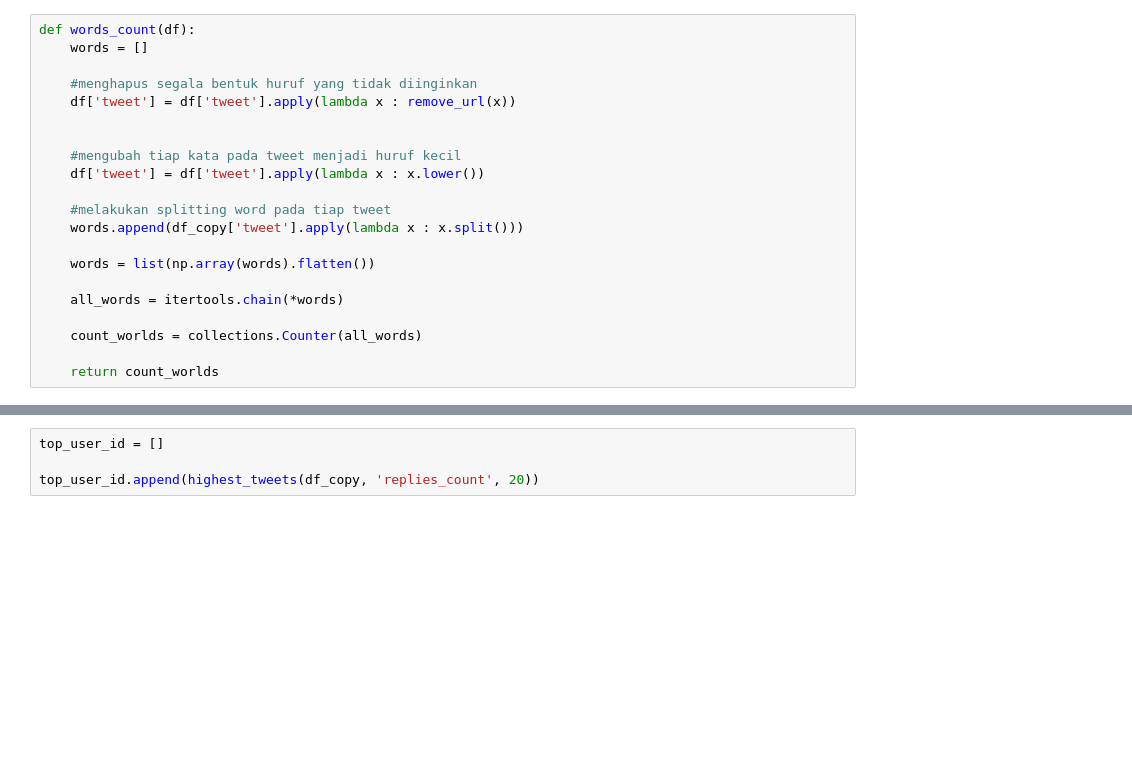
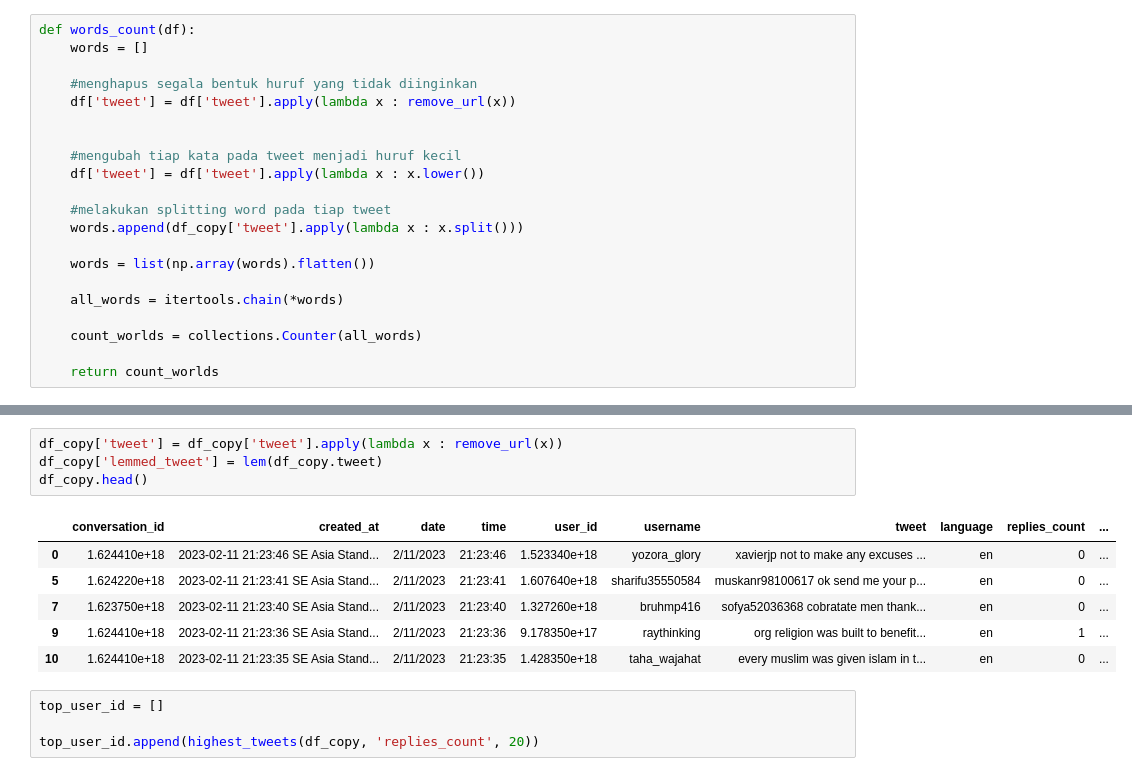
Before and after one commit to rarmnsyah/DATASCIENCE, a Jupyter notebook: analysis-twit-sentiment-project/main.ipynb, the cells around one changed output, grey strips where cells are left out. Saved outputs shown, nothing was run; the diff lists cells and outputs as text; blank space fills up the shorter version.

```diff
--- a/analysis-twit-sentiment-project/main.ipynb
+++ b/analysis-twit-sentiment-project/main.ipynb
@@ -209,3 +231,14 @@ def words_count(df):
+# %%
+df_copy['tweet'] = df_copy['tweet'].apply(lambda x : remove_url(x))
+df_copy['lemmed_tweet'] = lem(df_copy.tweet)
+df_copy.head()
+# %% [output]
+|  | conversation_id | created_at | date | time | user_id | username | tweet | language | replies_count | ... |
+| 0 | 1.624410e+18 | 2023-02-11 21:23:46 SE Asia Stand... | 2/11/2023 | 21:23:46 | 1.523340e+18 | yozora_glory | xavierjp not to make any excuses ... | en | 0 | ... |
+| 5 | 1.624220e+18 | 2023-02-11 21:23:41 SE Asia Stand... | 2/11/2023 | 21:23:41 | 1.607640e+18 | sharifu35550584 | muskanr98100617 ok send me your p... | en | 0 | ... |
+| 7 | 1.623750e+18 | 2023-02-11 21:23:40 SE Asia Stand... | 2/11/2023 | 21:23:40 | 1.327260e+18 | bruhmp416 | sofya52036368 cobratate men thank... | en | 0 | ... |
+| 9 | 1.624410e+18 | 2023-02-11 21:23:36 SE Asia Stand... | 2/11/2023 | 21:23:36 | 9.178350e+17 | raythinking | org religion was built to benefit... | en | 1 | ... |
+| 10 | 1.624410e+18 | 2023-02-11 21:23:35 SE Asia Stand... | 2/11/2023 | 21:23:35 | 1.428350e+18 | taha_wajahat | every muslim was given islam in t... | en | 0 | ... |
 # %%
 top_user_id = []
 
```
Also changed, not shown: parts of 17 cells of this notebook, 1 other file.
